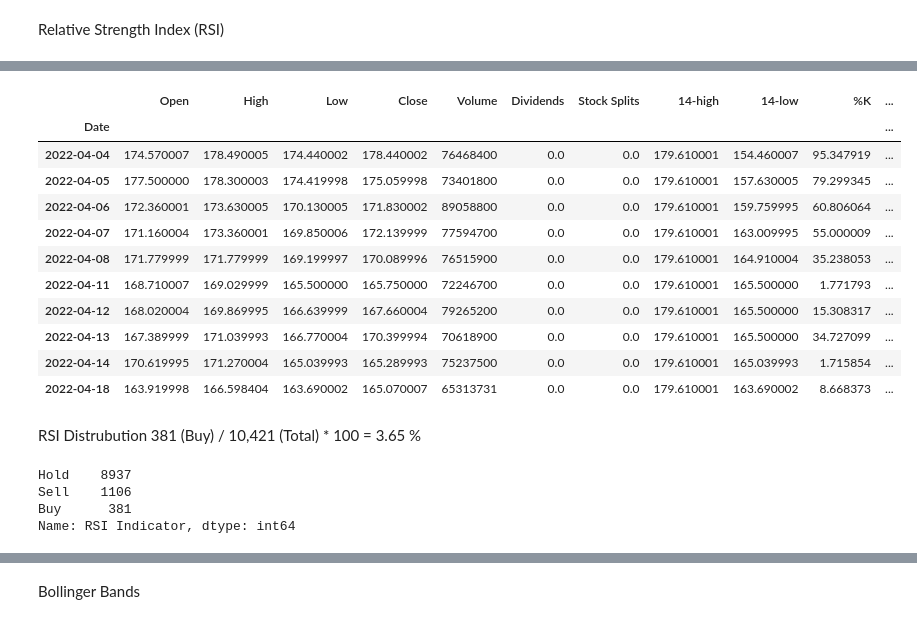
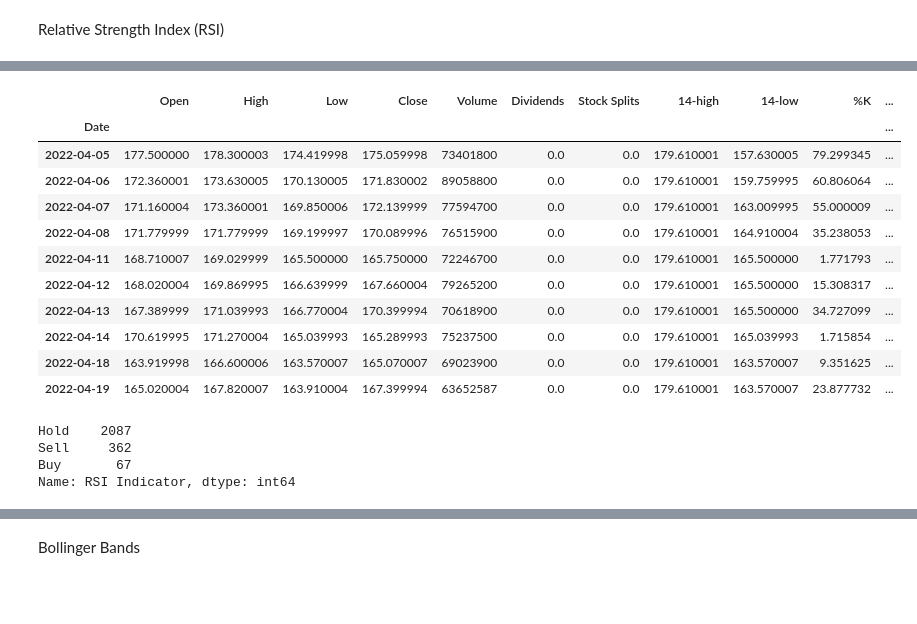
Before and after one commit to shrestha-rahul/Dissertation-Project, a Jupyter notebook: Machine Learning/Technical _Indicators.ipynb, the cells around one changed output, grey strips where cells are left out. Cells and saved outputs as stored; diff of their text form; code cells hidden in the pictures; blank space fills up the shorter version.

```diff
--- a/Machine Learning/Technical _Indicators.ipynb
+++ b/Machine Learning/Technical _Indicators.ipynb
@@ -42,9 +42,10 @@ aapl.info
  'trailingPegRatio': 3.1943}
 # %%
 # Apple's Historical Stock Prices
-# get historical market data
-aapl.dataset = aapl.history(period="max")
+# Get historical market data
+aapl.dataset = aapl.history(period="10y")
 
+#Tail Of Dataset
 aapl.dataset.tail(10)
 # %% [output]
 |  | Open | High | Low | Close | Volume | Dividends | Stock Splits |
@@ -109,12 +140,16 @@ Name: SO Indicator, dtype: int64
 # %% [markdown]
 Relative Strength Index (RSI)
 # %%
+#Calculating the RSI
+
 delta = aapl.dataset['Close'].diff()
-up = delta.clip(lower=0)
-down = -1*delta.clip(upper=0)
-ema_up = up.ewm(com=13, adjust=False).mean()
-ema_down = down.ewm(com=13, adjust=False).mean()
+close_up = delta.clip(lower=0)
+close_down = -1*delta.clip(upper=0)
+ema_up = close_up.ewm(com=13, adjust=False).mean()
+ema_down =  close_down.ewm(com=13, adjust=False).mean()
 rs = ema_up/ema_down
+
+#Adding RSI Column
 aapl.dataset['RSI'] = 100 - (100/(1 + rs))
 
 
@@ -130,24 +176,21 @@ aapl.dataset.tail()
 # %%
 # Adding Buy/Sell Signals from RSI Indicator
 def categorise_rsi(row):
     if row['RSI'] <= 30:
         return 'Buy'
     elif row['RSI'] >= 70:
         return 'Sell'
-    elif row['RSI'] < 70:
-        return 'Hold'
-    elif row['RSI'] > 30:
+    else:
         return 'Hold'
 
 
 
 aapl.dataset['RSI Indicator'] = aapl.dataset.apply(lambda row: categorise_rsi(row), axis=1)
 
 aapl.dataset.tail(10)
 # %% [output]
 |  | Open | High | Low | Close | Volume | Dividends | Stock Splits | 14-high | 14-low | %K | ... |
 | Date |  |  |  |  |  |  |  |  |  |  | ... |
-| 2022-04-04 | 174.570007 | 178.490005 | 174.440002 | 178.440002 | 76468400 | 0.0 | 0.0 | 179.610001 | 154.460007 | 95.347919 | ... |
 | 2022-04-05 | 177.500000 | 178.300003 | 174.419998 | 175.059998 | 73401800 | 0.0 | 0.0 | 179.610001 | 157.630005 | 79.299345 | ... |
 | 2022-04-06 | 172.360001 | 173.630005 | 170.130005 | 171.830002 | 89058800 | 0.0 | 0.0 | 179.610001 | 159.759995 | 60.806064 | ... |
 | 2022-04-07 | 171.160004 | 173.360001 | 169.850006 | 172.139999 | 77594700 | 0.0 | 0.0 | 179.610001 | 163.009995 | 55.000009 | ... |
@@ -156,15 +199,13 @@ aapl.dataset.tail(10)
 | 2022-04-12 | 168.020004 | 169.869995 | 166.639999 | 167.660004 | 79265200 | 0.0 | 0.0 | 179.610001 | 165.500000 | 15.308317 | ... |
 | 2022-04-13 | 167.389999 | 171.039993 | 166.770004 | 170.399994 | 70618900 | 0.0 | 0.0 | 179.610001 | 165.500000 | 34.727099 | ... |
 | 2022-04-14 | 170.619995 | 171.270004 | 165.039993 | 165.289993 | 75237500 | 0.0 | 0.0 | 179.610001 | 165.039993 | 1.715854 | ... |
-| 2022-04-18 | 163.919998 | 166.598404 | 163.690002 | 165.070007 | 65313731 | 0.0 | 0.0 | 179.610001 | 163.690002 | 8.668373 | ... |
+| 2022-04-18 | 163.919998 | 166.600006 | 163.570007 | 165.070007 | 69023900 | 0.0 | 0.0 | 179.610001 | 163.570007 | 9.351625 | ... |
+| 2022-04-19 | 165.020004 | 167.820007 | 163.910004 | 167.399994 | 63652587 | 0.0 | 0.0 | 179.610001 | 163.570007 | 23.877732 | ... |
-# %% [markdown]
-RSI Distrubution
-381 (Buy) / 10,421 (Total) * 100 = 3.65 %
 # %%
 # Distrubition of the Indicator
 print(aapl.dataset['RSI Indicator'].value_counts())
 # %% [output]
-Hold    8937
-Sell    1106
-Buy      381
+Hold    2087
+Sell     362
+Buy       67
 Name: RSI Indicator, dtype: int64
```
Also changed, not shown: parts of 24 cells of this notebook, 5 other files.
